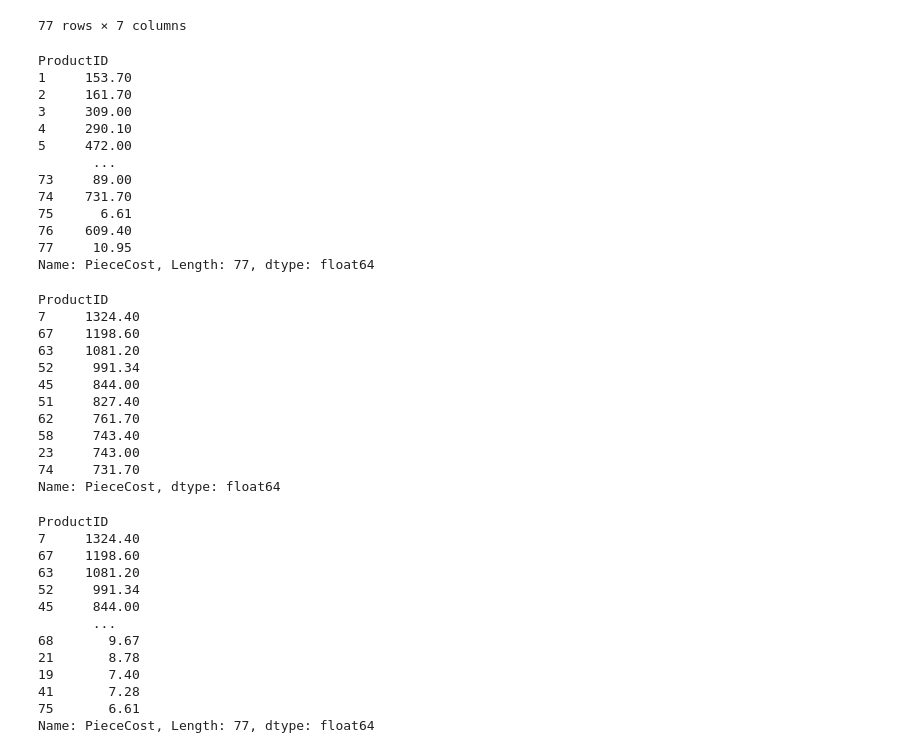
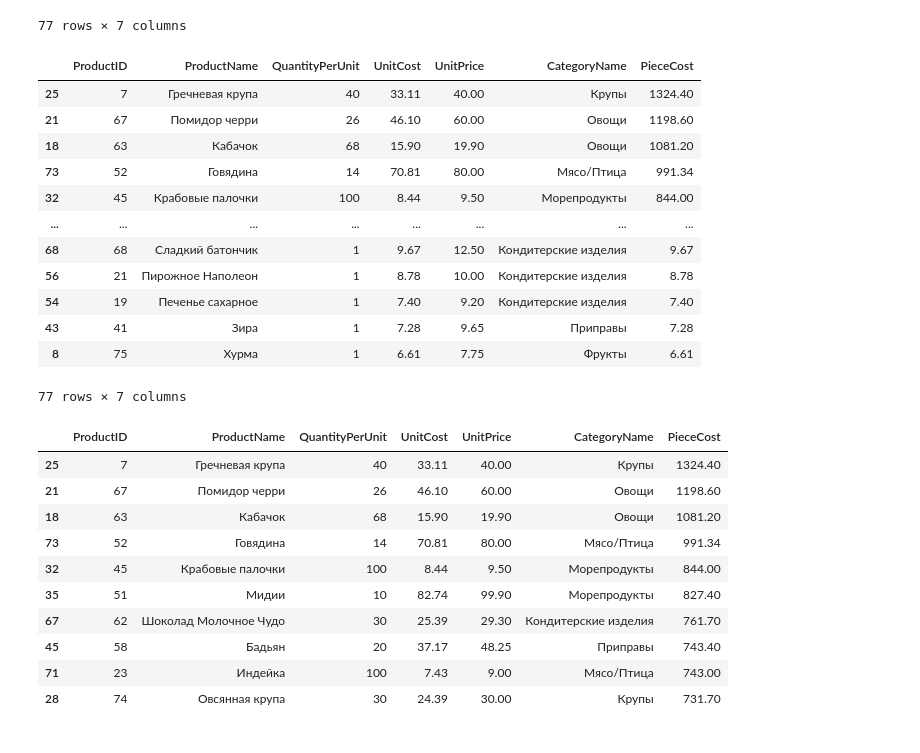
Before and after one commit to Alsecode/ML_lab1, a Jupyter notebook: ЛР2/lab2_1.1.ipynb, the cells around one changed output. Saved outputs shown, nothing was run; the diff lists cells and outputs as text; code cells hidden in the pictures.

```diff
--- a/ЛР2/lab2_1.1.ipynb
+++ b/ЛР2/lab2_1.1.ipynb
@@ -252,19 +222,19 @@ products_df
 77 rows × 7 columns
 # %%
 #Продукты с максимальной стоимость за штуку
-max_cost = products_df.groupby('ProductID')['PieceCost'].max()
+max_cost = products_df.sort_index().sort_values('PieceCost', ascending = [False])
 max_cost
 # %% [output]
+|  | ProductID | ProductName | QuantityPerUnit | UnitCost | UnitPrice | CategoryName | PieceCost |
+| 25 | 7 | Гречневая крупа | 40 | 33.11 | 40.00 | Крупы | 1324.40 |
+| 21 | 67 | Помидор черри | 26 | 46.10 | 60.00 | Овощи | 1198.60 |
+| 18 | 63 | Кабачок | 68 | 15.90 | 19.90 | Овощи | 1081.20 |
+| 73 | 52 | Говядина | 14 | 70.81 | 80.00 | Мясо/Птица | 991.34 |
+| 32 | 45 | Крабовые палочки | 100 | 8.44 | 9.50 | Морепродукты | 844.00 |
+| ... | ... | ... | ... | ... | ... | ... | ... |
+| 68 | 68 | Сладкий батончик | 1 | 9.67 | 12.50 | Кондитерские изделия | 9.67 |
+| 56 | 21 | Пирожное Наполеон | 1 | 8.78 | 10.00 | Кондитерские изделия | 8.78 |
+| 54 | 19 | Печенье сахарное | 1 | 7.40 | 9.20 | Кондитерские изделия | 7.40 |
+| 43 | 41 | Зира | 1 | 7.28 | 9.65 | Приправы | 7.28 |
+| 8 | 75 | Хурма | 1 | 6.61 | 7.75 | Фрукты | 6.61 |
-ProductID
-1     153.70
-2     161.70
-3     309.00
-4     290.10
-5     472.00
-       ...
-73     89.00
-74    731.70
-75      6.61
-76    609.40
-77     10.95
-Name: PieceCost, Length: 77, dtype: float64
+77 rows × 7 columns
@@ -274,36 +241,18 @@ max_cost_sorted = max_cost.sort_values(ascending = [False])
 # %%
 #Топ-10 продуктов с максимальной стоимостью за штуку
-max_cost_sorted.head(10)
+max_cost.head(10)
 # %% [output]
-ProductID
-7     1324.40
-67    1198.60
-63    1081.20
-52     991.34
-45     844.00
-51     827.40
-62     761.70
-58     743.40
-23     743.00
-74     731.70
-Name: PieceCost, dtype: float64
+|  | ProductID | ProductName | QuantityPerUnit | UnitCost | UnitPrice | CategoryName | PieceCost |
+| 25 | 7 | Гречневая крупа | 40 | 33.11 | 40.00 | Крупы | 1324.40 |
+| 21 | 67 | Помидор черри | 26 | 46.10 | 60.00 | Овощи | 1198.60 |
+| 18 | 63 | Кабачок | 68 | 15.90 | 19.90 | Овощи | 1081.20 |
+| 73 | 52 | Говядина | 14 | 70.81 | 80.00 | Мясо/Птица | 991.34 |
+| 32 | 45 | Крабовые палочки | 100 | 8.44 | 9.50 | Морепродукты | 844.00 |
+| 35 | 51 | Мидии | 10 | 82.74 | 99.90 | Морепродукты | 827.40 |
+| 67 | 62 | Шоколад Молочное Чудо | 30 | 25.39 | 29.30 | Кондитерские изделия | 761.70 |
+| 45 | 58 | Бадьян | 20 | 37.17 | 48.25 | Приправы | 743.40 |
+| 71 | 23 | Индейка | 100 | 7.43 | 9.00 | Мясо/Птица | 743.00 |
+| 28 | 74 | Овсянная крупа | 30 | 24.39 | 30.00 | Крупы | 731.70 |
-# %%
-#Все продкуты (максимум за шт.) от наибольшего к наименьшему
-max_cost_sorted
-# %% [output]
-ProductID
-7     1324.40
-67    1198.60
-63    1081.20
-52     991.34
-45     844.00
-       ...
-68       9.67
-21       8.78
-19       7.40
-41       7.28
-75       6.61
-Name: PieceCost, Length: 77, dtype: float64
 # %%
 #Удаление добавленного ранее столбца
 products_df = products_df.drop('PieceCost', axis = 1)
```
Also changed, not shown: parts of 11 cells of this notebook.
